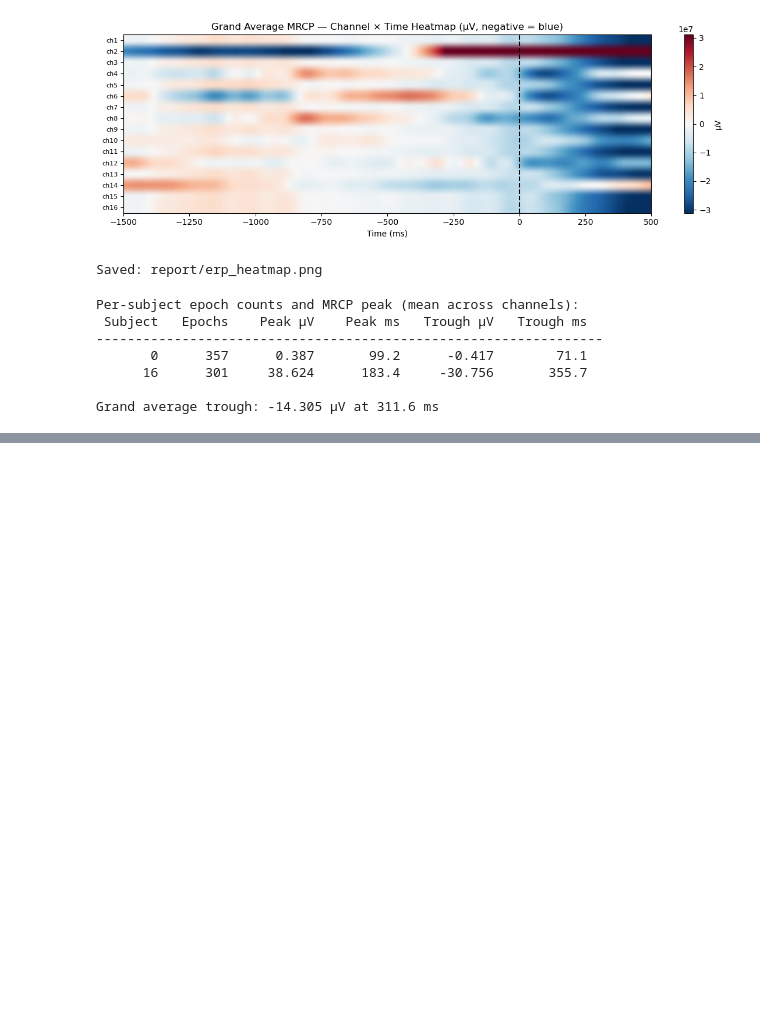
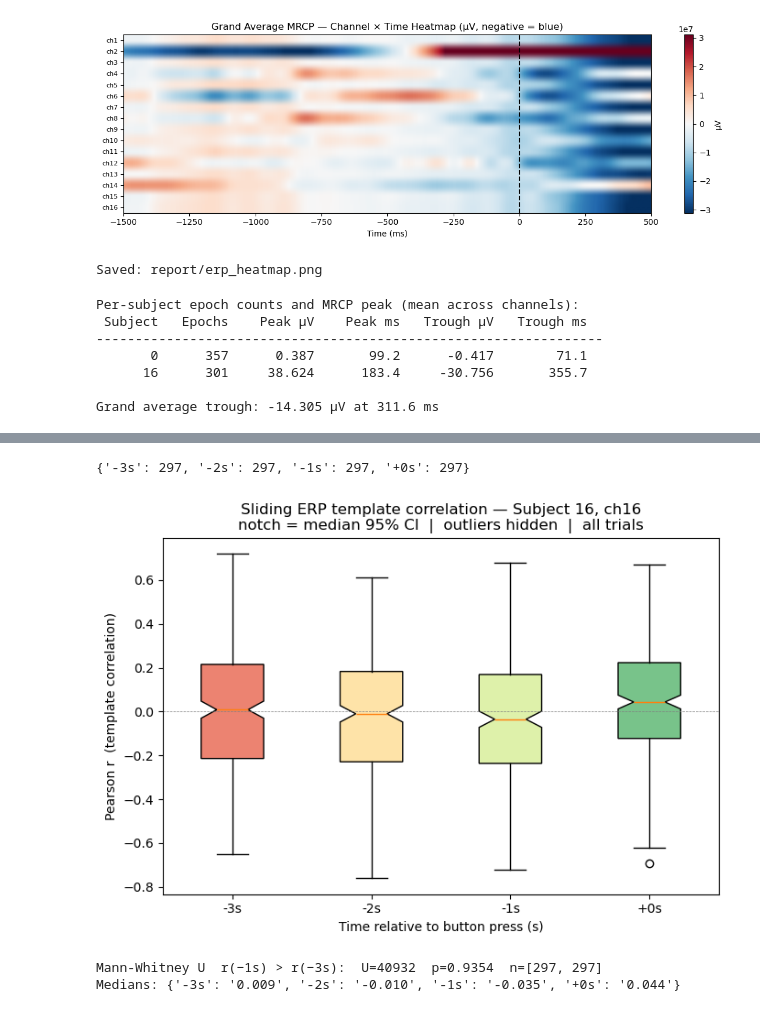
Before and after one commit to ViniciusLima94/EEG, a Jupyter notebook: notebooks/eeg_erp_evoked.ipynb, the cells around one changed output, grey strips where cells are left out. Cells and saved outputs as stored; diff of their text form; code cells hidden in the pictures; blank space fills up the shorter version.

```diff
--- a/notebooks/eeg_erp_evoked.ipynb
+++ b/notebooks/eeg_erp_evoked.ipynb
@@ -244,0 +311,71 @@ Grand average trough: -14.305 µV at 311.6 ms
+# %%
+from scipy.stats import mannwhitneyu
+
+# ERP template for ch16 (baseline-corrected average)
+x_ = snipets.mean(0)[..., -1]          # (w_b+w_a,)
+x_z = x_ - x_.mean()
+x_norm = np.linalg.norm(x_z)
+
+def sliding_corr(signal, template_z, template_norm):
+    windows  = np.lib.stride_tricks.sliding_window_view(
+                   signal.astype(np.float64), len(template_z))
+    win_z    = windows - windows.mean(axis=1, keepdims=True)
+    win_norm = np.linalg.norm(win_z, axis=1)
+    CC = np.full(len(windows), np.nan)
+    valid = win_norm > 1e-10
+    CC[valid] = (win_z[valid] @ template_z) / (win_norm[valid] * template_norm)
+    return CC
+
+# Lags relative to onset (s): negative = before press
+LAGS_S = [-3.0, -2.0, -1.0, 0.0]
+LAGS   = [int(l * FS) for l in LAGS_S]
+lag_cc = {l: [] for l in LAGS_S}
+
+for trial in tqdm(range(10)):
+    df_, _ = load_trial(0, 'gng_clean', trial, '../data/subject0/',
+                        fs=250, lp=0.5, hp=28.0,
+                        decimate=1, car=True,
+                        despike_sigma=5, clip_percentile=1)
+    df_ = df_.reset_index(drop=True)
+    onset_samples = np.where(
+        np.concatenate(([0], np.diff(df_['button'].values) > 0))
+    )[0]
+    CC = sliding_corr(df_['ch16'].values, x_z, x_norm)
+
+    for onset in onset_samples:
+        for lag_s, lag in zip(LAGS_S, LAGS):
+            k = onset + lag - w_b   # CC index: template press aligns to (onset+lag)
+            if 0 <= k < len(CC):
+                lag_cc[lag_s].append(CC[k])
+
+print({f'{l:+.0f}s': len(v) for l, v in lag_cc.items()})
+# %% [output]
+{'-3s': 297, '-2s': 297, '-1s': 297, '+0s': 297}
+# %%
+fig, ax = plt.subplots(figsize=(7, 5))
+data   = [lag_cc[l] for l in LAGS_S]
+labels = [f'{l:+.0f}s' for l in LAGS_S]
+
+colors = plt.cm.RdYlGn(np.linspace(0.15, 0.85, len(LAGS_S)))
+bp = ax.boxplot(data, labels=labels, notch=True,
+                showfliers=True, patch_artist=True)
+for patch, color in zip(bp['boxes'], colors):
+    patch.set_facecolor((*color[:3], 0.7))
+
+ax.axhline(0, color='gray', lw=0.5, ls='--')
+ax.set_xlabel('Time relative to button press (s)')
+ax.set_ylabel('Pearson r  (template correlation)')
+ax.set_title('Sliding ERP template correlation — Subject 16, ch16\n'
+             'notch = median 95% CI  |  outliers hidden  |  all trials')
+plt.tight_layout()
+plt.show()
+
+# Mann-Whitney: is r at -1s greater than at -3s (baseline)?
+stat, p = mannwhitneyu(lag_cc[-1.0], lag_cc[-3.0], alternative='greater')
+print(f'Mann-Whitney U  r(−1s) > r(−3s):  U={stat:.0f}  p={p:.4f}  '
+      f'n=[{len(lag_cc[-1.0])}, {len(lag_cc[-3.0])}]')
+print('Medians:', {f'{l:+.0f}s': f'{np.median(v):.3f}' for l, v in lag_cc.items()})
+# %% [output]
+[figure, added]
+Mann-Whitney U  r(−1s) > r(−3s):  U=40932  p=0.9354  n=[297, 297]
+Medians: {'-3s': '0.009', '-2s': '-0.010', '-1s': '-0.035', '+0s': '0.044'}
```
Also changed, not shown: parts of 11 cells of this notebook, 5 other files.
